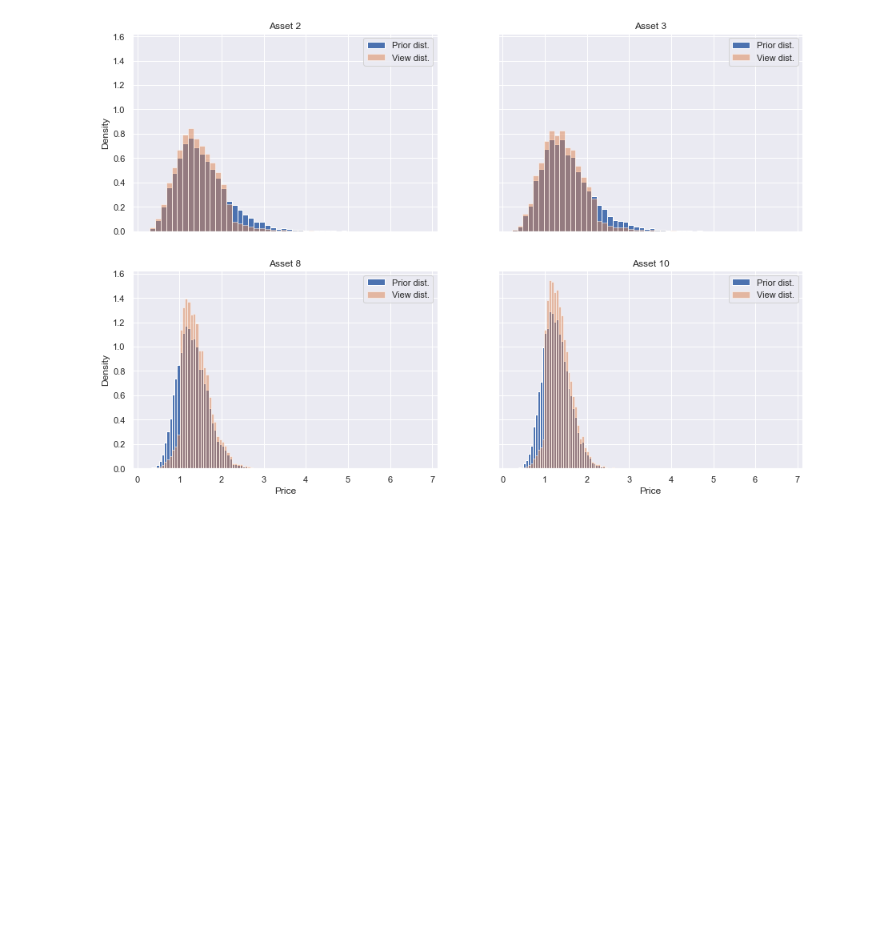
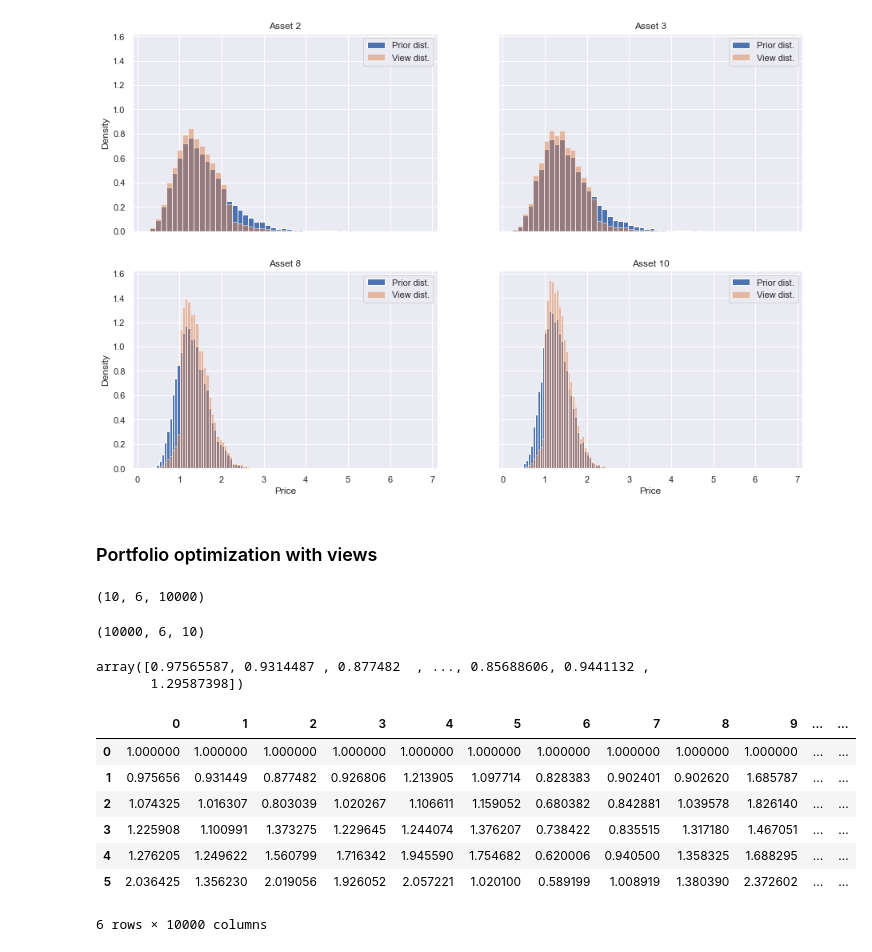
Before and after one commit to frgy17ac/Exammmmm, a Jupyter notebook: Solutions/Solution to Optimizing portfolios.ipynb, the cells around one changed output. Cells and saved outputs as stored; diff of their text form; code cells hidden in the pictures; blank space fills up the shorter version.

```diff
--- a/Solutions/Solution to Optimizing portfolios.ipynb
+++ b/Solutions/Solution to Optimizing portfolios.ipynb
@@ -769,3 +769,5 @@ ax[1, 0].set_ylabel('Density')
 plt.show()
 # %% [output]
 [figure]
+# %% [markdown]
+### Portfolio optimization with views
@@ -771,0 +776,24 @@ plt.show()
+# %%
+asset_prices_np.T.shape
+# %% [output]
+(10, 6, 10000)
+# %%
+asset_prices_np.shape
+# %% [output]
+(10000, 6, 10)
+# %%
+asset_prices_np[:, 1, 0]
+# %% [output]
+array([0.97565587, 0.9314487 , 0.877482  , ..., 0.85688606, 0.9441132 ,
+       1.29587398])
+# %%
+asset[1]
+# %% [output]
+|  | 0 | 1 | 2 | 3 | 4 | 5 | 6 | 7 | 8 | 9 | ... | ... |
+| 0 | 1.000000 | 1.000000 | 1.000000 | 1.000000 | 1.000000 | 1.000000 | 1.000000 | 1.000000 | 1.000000 | 1.000000 | ... | ... |
+| 1 | 0.975656 | 0.931449 | 0.877482 | 0.926806 | 1.213905 | 1.097714 | 0.828383 | 0.902401 | 0.902620 | 1.685787 | ... | ... |
+| 2 | 1.074325 | 1.016307 | 0.803039 | 1.020267 | 1.106611 | 1.159052 | 0.680382 | 0.842881 | 1.039578 | 1.826140 | ... | ... |
+| 3 | 1.225908 | 1.100991 | 1.373275 | 1.229645 | 1.244074 | 1.376207 | 0.738422 | 0.835515 | 1.317180 | 1.467051 | ... | ... |
+| 4 | 1.276205 | 1.249622 | 1.560799 | 1.716342 | 1.945590 | 1.754682 | 0.620006 | 0.940500 | 1.358325 | 1.688295 | ... | ... |
+| 5 | 2.036425 | 1.356230 | 2.019056 | 1.926052 | 2.057221 | 1.020100 | 0.589199 | 1.008919 | 1.380390 | 2.372602 | ... | ... |
+6 rows × 10000 columns
```
Also changed, not shown: parts of 6 cells of this notebook.
